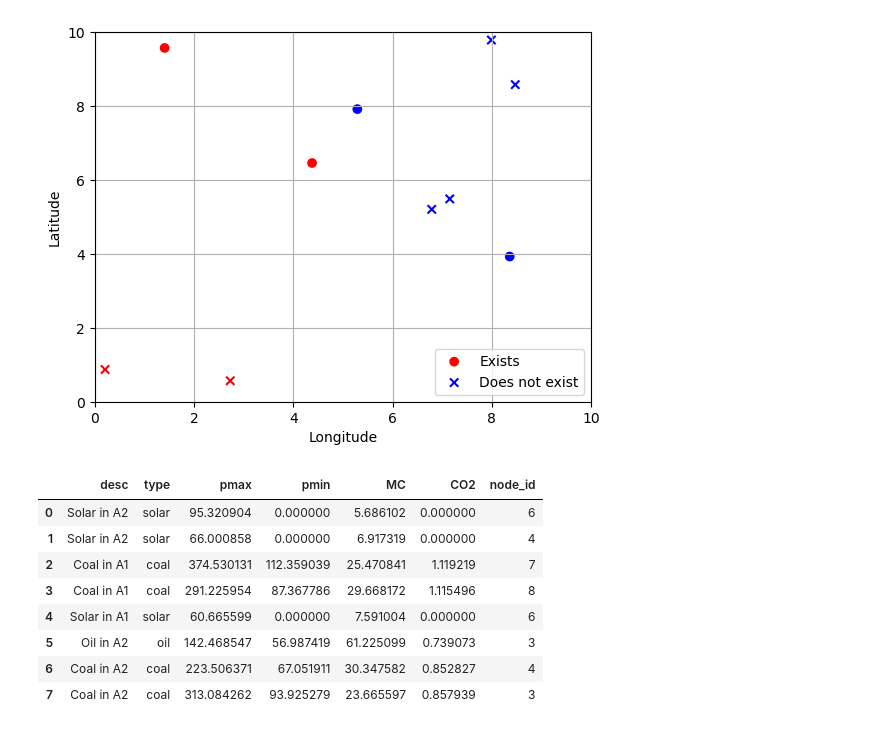
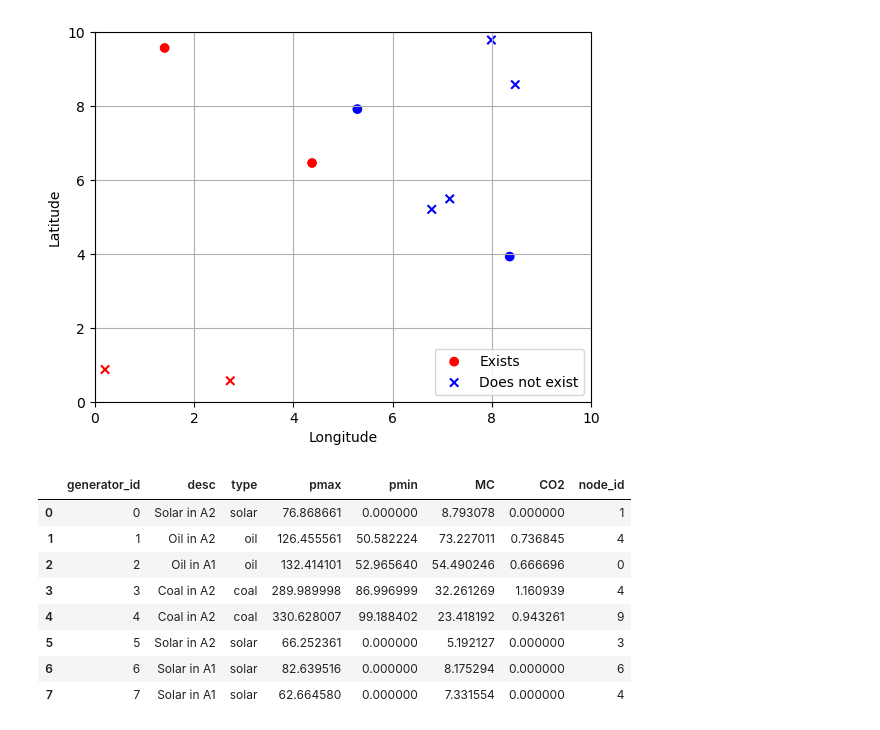
Before and after one commit to TinusAlsos/specialization_project, a Jupyter notebook: market_clearing_quick/generate_data.ipynb, the cells around one changed output. Saved outputs shown, nothing was run; the diff lists cells and outputs as text; code cells hidden in the pictures.

```diff
--- a/market_clearing_quick/generate_data.ipynb
+++ b/market_clearing_quick/generate_data.ipynb
@@ -5,7 +6,7 @@ import pandas as pd
 np.random.seed(0)  # For reproducibility
 # %%
-nodes = pd.DataFrame(columns= ["id", "area", "lat", "lon", "exists", "comment"])
-N = 10 # number of nodes
+nodes = pd.DataFrame(columns=["node_id", "area", "lat", "lon", "exists", "comment"])
+N = 10  # number of nodes
 areas = ["A1", "A2"]
 
 for i in range(N):
@@ -51,64 +70,71 @@ import numpy as np
 
 # Generator parameters
 num_generators = 8  # You can change this number as required
-types = ['solar', 'coal', 'oil']  # Possible types of generators
-areas = ['A1', 'A2']  # Area identifiers
+types = ["solar", "coal", "oil"]  # Possible types of generators
+areas = ["A1", "A2"]  # Area identifiers
 
 # Generate random data for generators
 
 data = []
 for _ in range(num_generators):
     generator_type = np.random.choice(types)
-    node_id = np.random.choice(nodes["id"].values)
+    node_id = np.random.choice(nodes["node_id"].values)
     area = np.random.choice(areas)
 
-    if generator_type == 'solar':
+    if generator_type == "solar":
         pmax = np.random.uniform(50, 100)  # Smaller capacity for solar
         pmin = 0  # Renewable energy, minimum output is 0
         MC = np.random.uniform(5, 10)  # Solar has low marginal cost
         CO2 = 0  # No CO2 emissions for solar
-    elif generator_type == 'coal':
+    elif generator_type == "coal":
         pmax = np.random.uniform(200, 400)  # Coal power plant capacity
         pmin = pmax * 0.3  # Coal often has a high minimum generation level
         MC = np.random.uniform(20, 40)  # Higher marginal cost
         CO2 = np.random.uniform(0.8, 1.2)  # Tons of CO2 per MWh
     else:  # 'oil'
         pmax = np.random.uniform(100, 200)  # Oil generator capacity
         pmin = pmax * 0.4  # Oil also has a higher minimum output
         MC = np.random.uniform(50, 80)  # Oil has the highest marginal cost
         CO2 = np.random.uniform(0.6, 0.9)  # Tons of CO2 per MWh
 
     description = f"{generator_type.capitalize()} in {area}"
 
     # Append to data list
-    data.append({
-        'desc': description,
-        'type': generator_type,
-        'pmax': pmax,
-        'pmin': pmin,
-        'MC': MC,
-        'CO2': CO2,
-        'node_id': node_id  # Link to the node the generator is located at
-    })
+    data.append(
+        {
+            "desc": description,
+            "type": generator_type,
+            "pmax": pmax,
+            "pmin": pmin,
+            "MC": MC,
+            "CO2": CO2,
+            "node_id": node_id,  # Link to the node the generator is located at
+        }
+    )
 
 # Create a DataFrame
 df_generators = pd.DataFrame(data)
 
+df_generators["generator_id"] = range(len(df_generators))  # Add an ID column
+df_generators = df_generators[
+    ["generator_id", "desc", "type", "pmax", "pmin", "MC", "CO2", "node_id"]
+]
+
 # Save to CSV
-df_generators.to_csv(os.path.join(data_folder, 'generators.csv'), index=False)
+df_generators.to_csv(os.path.join(data_folder, "generators.csv"), index=False)
 
 # Output the DataFrame for preview
 df_generators
 # %% [output]
-|  | desc | type | pmax | pmin | MC | CO2 | node_id |
-| 0 | Solar in A2 | solar | 95.320904 | 0.000000 | 5.686102 | 0.000000 | 6 |
-| 1 | Solar in A2 | solar | 66.000858 | 0.000000 | 6.917319 | 0.000000 | 4 |
-| 2 | Coal in A1 | coal | 374.530131 | 112.359039 | 25.470841 | 1.119219 | 7 |
-| 3 | Coal in A1 | coal | 291.225954 | 87.367786 | 29.668172 | 1.115496 | 8 |
-| 4 | Solar in A1 | solar | 60.665599 | 0.000000 | 7.591004 | 0.000000 | 6 |
-| 5 | Oil in A2 | oil | 142.468547 | 56.987419 | 61.225099 | 0.739073 | 3 |
-| 6 | Coal in A2 | coal | 223.506371 | 67.051911 | 30.347582 | 0.852827 | 4 |
-| 7 | Coal in A2 | coal | 313.084262 | 93.925279 | 23.665597 | 0.857939 | 3 |
+|  | generator_id | desc | type | pmax | pmin | MC | CO2 | node_id |
+| 0 | 0 | Solar in A2 | solar | 76.868661 | 0.000000 | 8.793078 | 0.000000 | 1 |
+| 1 | 1 | Oil in A2 | oil | 126.455561 | 50.582224 | 73.227011 | 0.736845 | 4 |
+| 2 | 2 | Oil in A1 | oil | 132.414101 | 52.965640 | 54.490246 | 0.666696 | 0 |
+| 3 | 3 | Coal in A2 | coal | 289.989998 | 86.996999 | 32.261269 | 1.160939 | 4 |
+| 4 | 4 | Coal in A2 | coal | 330.628007 | 99.188402 | 23.418192 | 0.943261 | 9 |
+| 5 | 5 | Solar in A2 | solar | 66.252361 | 0.000000 | 5.192127 | 0.000000 | 3 |
+| 6 | 6 | Solar in A1 | solar | 82.639516 | 0.000000 | 8.175294 | 0.000000 | 6 |
+| 7 | 7 | Solar in A1 | solar | 62.664580 | 0.000000 | 7.331554 | 0.000000 | 4 |
 # %%
 num_days = 2  # Number of days (can be extended for multiple days)
 total_hours = num_days * 24  # Total hours (if generating multiple days of data)
```
Also changed, not shown: parts of 7 cells of this notebook, 6 other files.
